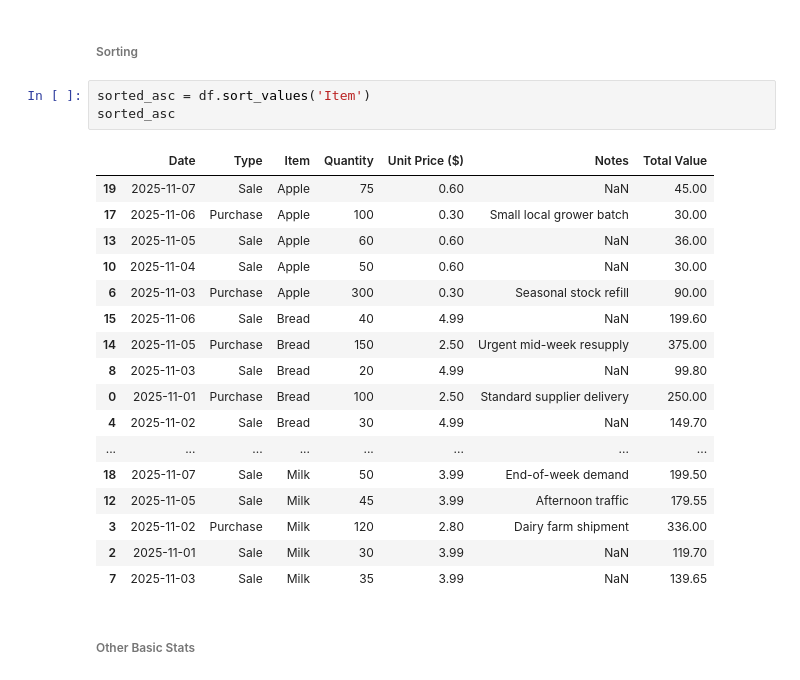
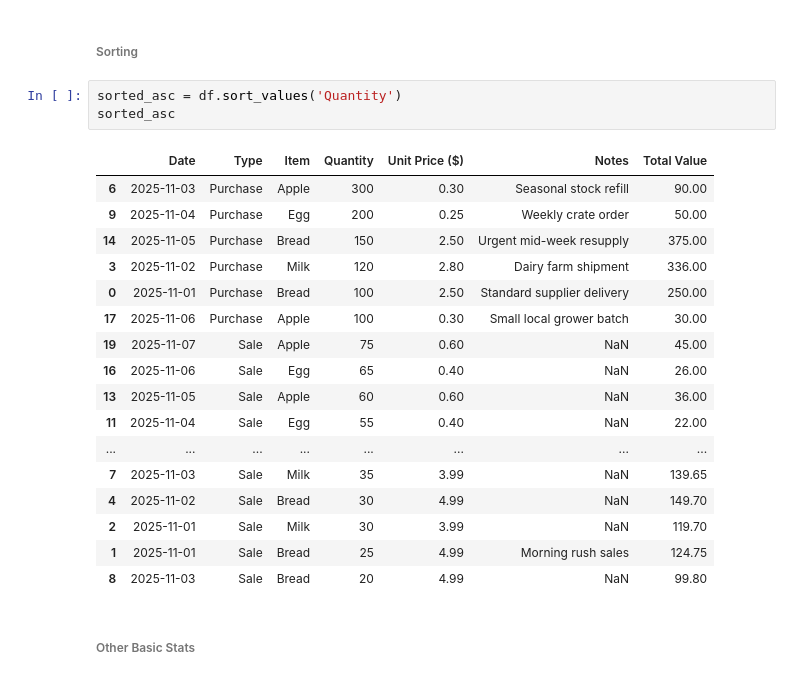
Before and after one commit to nowemoore/pythoness, a Jupyter notebook: English/4.1/showcase_notebook.ipynb, the cells around one changed output. Saved outputs shown, nothing was run; the diff lists cells and outputs as text.

```diff
--- a/English/4.1/showcase_notebook.ipynb
+++ b/English/4.1/showcase_notebook.ipynb
@@ -431,26 +441,26 @@ Name: Unit Price ($), dtype: float64
 # %% [markdown]
 ###### Sorting
 # %%
-sorted_asc = df.sort_values('Item')
+sorted_asc = df.sort_values('Quantity')
 sorted_asc
 # %% [output]
 |  | Date | Type | Item | Quantity | Unit Price ($) | Notes | Total Value |
+| 6 | 2025-11-03 | Purchase | Apple | 300 | 0.30 | Seasonal stock refill | 90.00 |
+| 9 | 2025-11-04 | Purchase | Egg | 200 | 0.25 | Weekly crate order | 50.00 |
+| 14 | 2025-11-05 | Purchase | Bread | 150 | 2.50 | Urgent mid-week resupply | 375.00 |
+| 3 | 2025-11-02 | Purchase | Milk | 120 | 2.80 | Dairy farm shipment | 336.00 |
+| 0 | 2025-11-01 | Purchase | Bread | 100 | 2.50 | Standard supplier delivery | 250.00 |
+| 17 | 2025-11-06 | Purchase | Apple | 100 | 0.30 | Small local grower batch | 30.00 |
 | 19 | 2025-11-07 | Sale | Apple | 75 | 0.60 | NaN | 45.00 |
-| 17 | 2025-11-06 | Purchase | Apple | 100 | 0.30 | Small local grower batch | 30.00 |
+| 16 | 2025-11-06 | Sale | Egg | 65 | 0.40 | NaN | 26.00 |
 | 13 | 2025-11-05 | Sale | Apple | 60 | 0.60 | NaN | 36.00 |
-| 10 | 2025-11-04 | Sale | Apple | 50 | 0.60 | NaN | 30.00 |
-| 6 | 2025-11-03 | Purchase | Apple | 300 | 0.30 | Seasonal stock refill | 90.00 |
-| 15 | 2025-11-06 | Sale | Bread | 40 | 4.99 | NaN | 199.60 |
-| 14 | 2025-11-05 | Purchase | Bread | 150 | 2.50 | Urgent mid-week resupply | 375.00 |
+| 11 | 2025-11-04 | Sale | Egg | 55 | 0.40 | NaN | 22.00 |
+| ... | ... | ... | ... | ... | ... | ... | ... |
+| 7 | 2025-11-03 | Sale | Milk | 35 | 3.99 | NaN | 139.65 |
+| 4 | 2025-11-02 | Sale | Bread | 30 | 4.99 | NaN | 149.70 |
+| 2 | 2025-11-01 | Sale | Milk | 30 | 3.99 | NaN | 119.70 |
+| 1 | 2025-11-01 | Sale | Bread | 25 | 4.99 | Morning rush sales | 124.75 |
 | 8 | 2025-11-03 | Sale | Bread | 20 | 4.99 | NaN | 99.80 |
-| 0 | 2025-11-01 | Purchase | Bread | 100 | 2.50 | Standard supplier delivery | 250.00 |
-| 4 | 2025-11-02 | Sale | Bread | 30 | 4.99 | NaN | 149.70 |
-| ... | ... | ... | ... | ... | ... | ... | ... |
-| 18 | 2025-11-07 | Sale | Milk | 50 | 3.99 | End-of-week demand | 199.50 |
-| 12 | 2025-11-05 | Sale | Milk | 45 | 3.99 | Afternoon traffic | 179.55 |
-| 3 | 2025-11-02 | Purchase | Milk | 120 | 2.80 | Dairy farm shipment | 336.00 |
-| 2 | 2025-11-01 | Sale | Milk | 30 | 3.99 | NaN | 119.70 |
-| 7 | 2025-11-03 | Sale | Milk | 35 | 3.99 | NaN | 139.65 |
 # %% [markdown]
 ###### Other Basic Stats
 # %%
```
Also changed, not shown: parts of 16 cells of this notebook, 8 other files.
